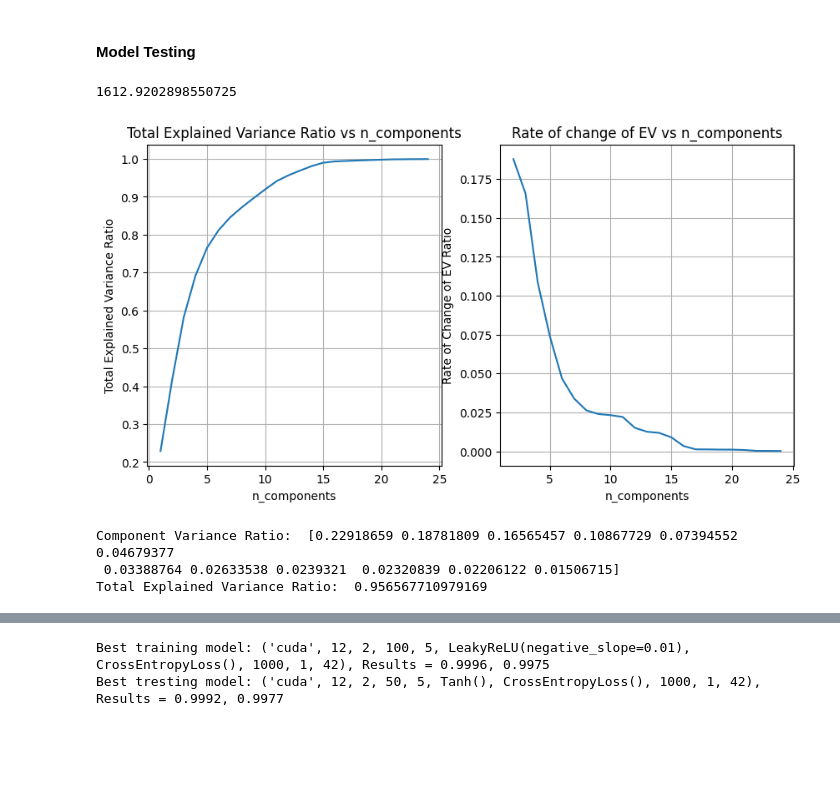
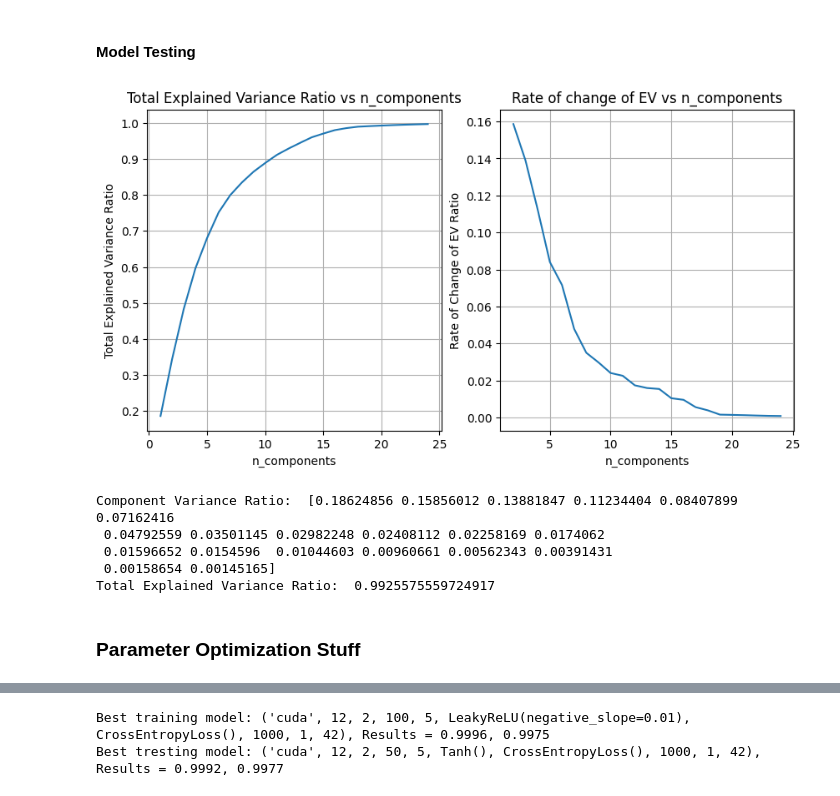
Before and after one commit to Marchand-Lab-Capstone/XenoFind, a Jupyter notebook: lib/xf_prelims/consensus-to-.ipynb, the cells around one changed output, grey strips where cells are left out. Saved outputs shown, nothing was run; the diff lists cells and outputs as text; code cells hidden in the pictures; blank space fills up the shorter version.

Commit message:
modelin g kinda working i guess?

```diff
--- a/lib/xf_prelims/consensus-to-.ipynb
+++ b/lib/xf_prelims/consensus-to-.ipynb
@@ -207,15 +112,20 @@ for file in json_files[:]:
 # %%
-
-import pandas as pd
 # load the parquet files to dataframes and combine to a list
 parquet_subdirs = os.listdir(parquet_dir)
 
 feature_read_list = []
+batch_ranges = []
+index = 0
 for subdir in parquet_subdirs[:]:
+    parquets = 0
+    batch_touple = [index, index]
     for parquet in os.listdir(parquet_dir + subdir):
+        index += 1
+        parquets+=1
         path = parquet_dir+subdir+"/"+parquet
         feature_read_list.append(pd.read_parquet(path))
-
-assembled_df = pd.concat(feature_read_list).reset_index(drop=True)
+    batch_touple[1] = index-1
+    batch_ranges.append(batch_touple)
 # %%
-assembled_df
+assembled_df = pd.concat(feature_read_list[20:]).reset_index(drop=True)
+assembled_df = assembled_df.dropna(how='any')
@@ -236,3 +132,7 @@ assembled_df
+# %%
+xna_bases = assembled_df[assembled_df['XNA_PRESENT'] == 1]
+rand_bases = assembled_df[assembled_df['XNA_PRESENT'] == 0].sample(n=len(xna_bases), random_state=0)
+training_df = pd.concat([xna_bases, rand_bases]).reset_index(drop=True)
 # %% [markdown]
 ### ML Modeling------
 The following pipeline was written by S. Peck and A. Mahmoud for ChemE 545 in Fall of 2023. It has been adapted for the current implimentation by S. Peck.
@@ -372,60 +258,39 @@ assembled_df = assembled_df.dropna(how='any')
-# %%
-len(assembled_df)/138
-# %% [output]
-1612.9202898550725
 # %%
-from sklearn.model_selection import train_test_split
-from sklearn.preprocessing import StandardScaler
-from sklearn.decomposition import PCA
-from sklearn.tree import DecisionTreeClassifier
-from sklearn.ensemble import RandomForestClassifier
-from sklearn.neighbors import KNeighborsClassifier as KNN
-from sklearn.metrics import accuracy_score
-from sklearn.metrics import f1_score
-from sklearn.metrics import confusion_matrix
-from sklearn.model_selection import GridSearchCV
-import seaborn as sns
-import numpy as np
-import matplotlib.pyplot as plt
-import torch
-from torch import nn
-import os
-
 GLOBAL_RANDOM_STATE = 0
 
 
-features = assembled_df.loc[:, assembled_df.columns != 'XNA_PRESENT']
-labels = assembled_df['XNA_PRESENT']
+features = training_df.loc[:, training_df.columns != 'XNA_PRESENT']
+labels = training_df['XNA_PRESENT']
 
 scaler = StandardScaler()
 
 scaled_features = features.copy()
 scaled_features = pd.DataFrame(scaler.fit_transform(scaled_features))
 
 component_list = list(np.arange(1,25, 1))
 explained_variances = find_pca_components(component_list, scaled_features)
 
 dy = np.diff(explained_variances)
 dx = np.diff(component_list)
 
 deriv = dy/dx
 fig, ax = plt.subplots(1,2, figsize = (10,5))
 ax[0].plot(component_list, explained_variances)
 ax[0].grid()
 ax[0].set_title('Total Explained Variance Ratio vs n_components')
 ax[0].set_xlabel('n_components')
 ax[0].set_ylabel('Total Explained Variance Ratio')
 ax[1].plot(component_list[1:], dy/dx)
 ax[1].grid()
 ax[1].set_title('Rate of change of EV vs n_components')
 ax[1].set_xlabel('n_components')
 ax[1].set_ylabel('Rate of Change of EV Ratio')
 print()
 # %% [output]
-[figure, old version]
+[figure, new version]
 # %%
 # Set up principal component analysis with 10 components,
-pca = PCA(n_components = 12, random_state=GLOBAL_RANDOM_STATE)
+pca = PCA(n_components = 20, random_state=GLOBAL_RANDOM_STATE)
 pca.fit(scaled_features)
 x_pca = pca.transform(scaled_features)
 evrs = pca.explained_variance_ratio_
@@ -439,9 +304,13 @@ x_tr, x_te, y_tr, y_te = train_test_split(x_pca,
 print("Component Variance Ratio: ", evrs)
 print("Total Explained Variance Ratio: ", evrs.sum())
 # %% [output]
-Component Variance Ratio:  [0.22918659 0.18781809 0.16565457 0.10867729 0.07394552 0.04679377
- 0.03388764 0.02633538 0.0239321  0.02320839 0.02206122 0.01506715]
-Total Explained Variance Ratio:  0.956567710979169
+Component Variance Ratio:  [0.18624856 0.15856012 0.13881847 0.11234404 0.08407899 0.07162416
+ 0.04792559 0.03501145 0.02982248 0.02408112 0.02258169 0.0174062
+ 0.01596652 0.0154596  0.01044603 0.00960661 0.00562343 0.00391431
+ 0.00158654 0.00145165]
+Total Explained Variance Ratio:  0.9925575559724917
+# %% [markdown]
+### Parameter Optimization Stuff
 # %%
 # Set up device for pytorch
 device = (
```
Also changed, not shown: parts of 36 cells of this notebook, 1 other file.
